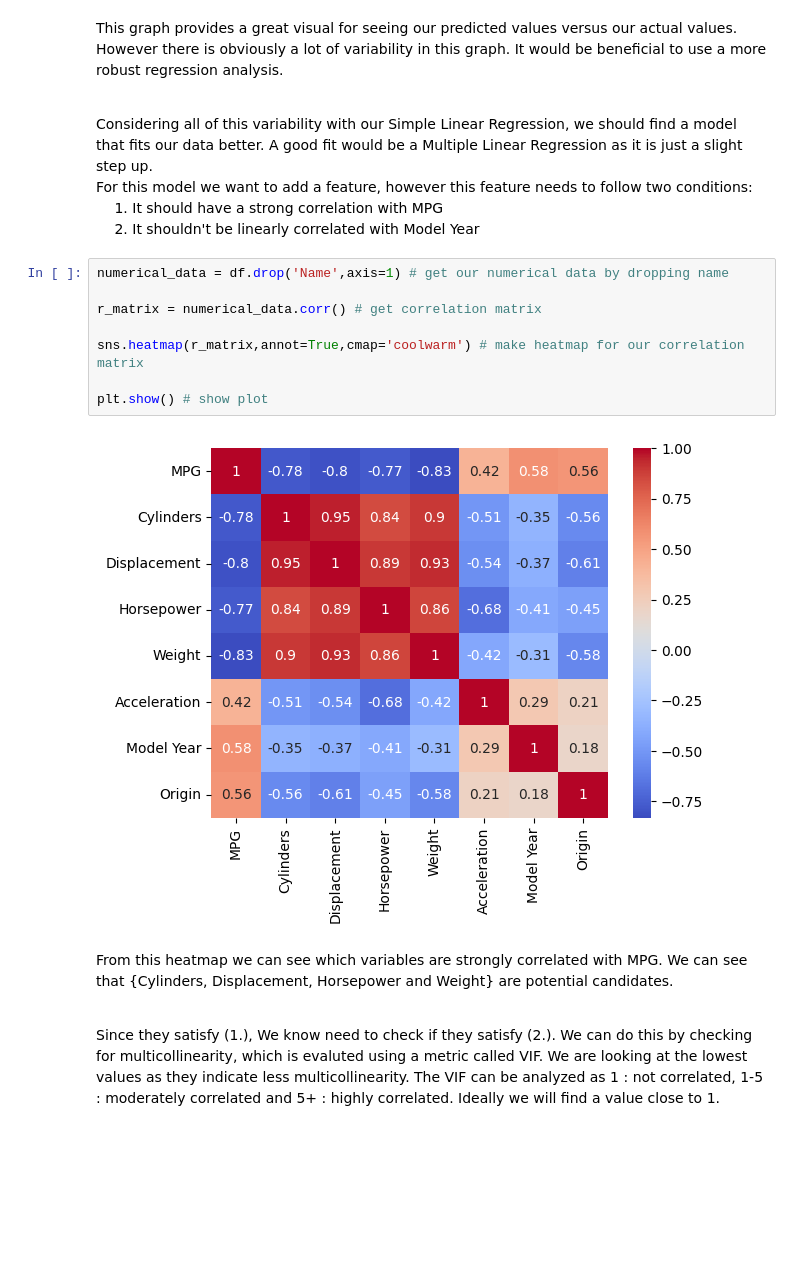
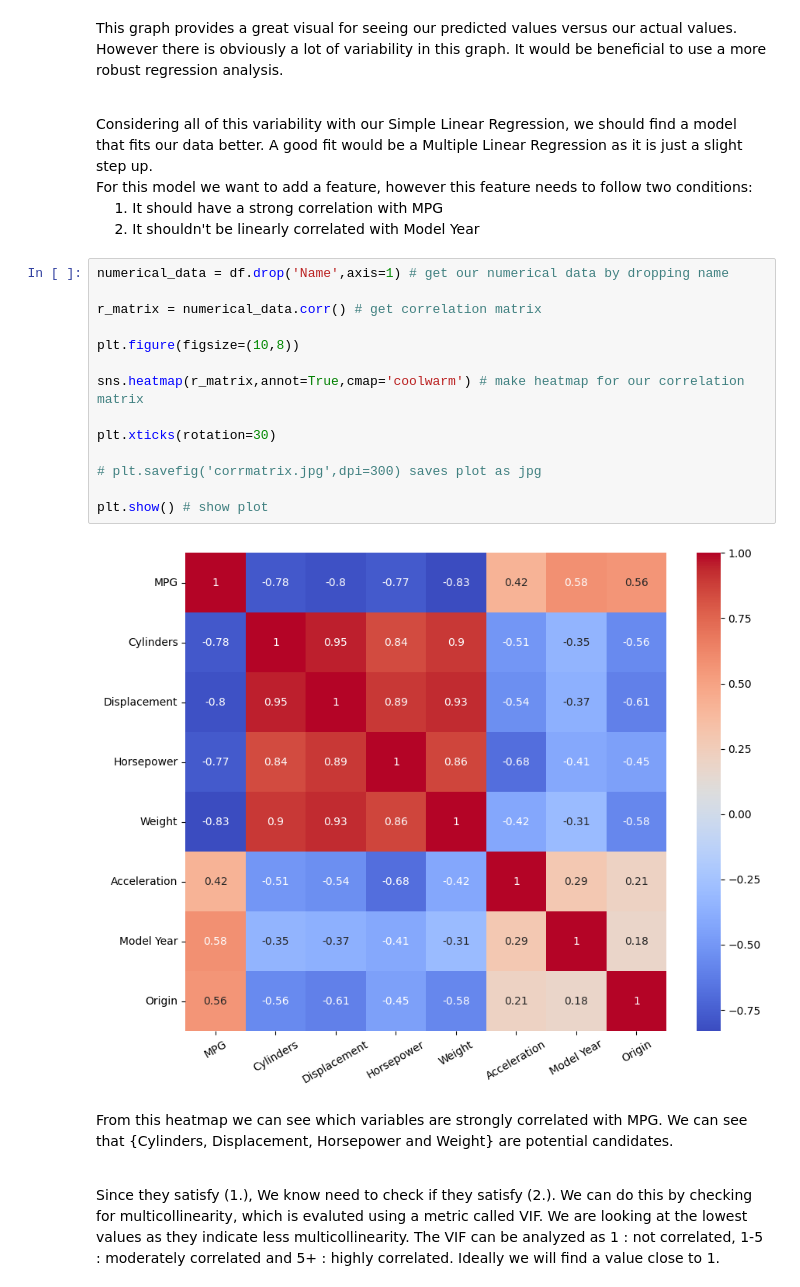
Before and after one commit to adenletchworth/Auto-MPG-Data-Analysis, a Jupyter notebook: dataAnalysis.ipynb, the cells around one changed output. Drawn from its saved outputs; the diff is of its cells as text; blank space fills up the shorter version.

Commit message:
Added plot outputs

```diff
--- a/dataAnalysis.ipynb
+++ b/dataAnalysis.ipynb
@@ -365,13 +371,19 @@ For this model we want to add a feature, however this feature needs to follow tw
 # %%
 numerical_data = df.drop('Name',axis=1) # get our numerical data by dropping name
 
 r_matrix = numerical_data.corr() # get correlation matrix
 
+plt.figure(figsize=(10,8))
+
 sns.heatmap(r_matrix,annot=True,cmap='coolwarm') # make heatmap for our correlation matrix
 
+plt.xticks(rotation=30)
+
+# plt.savefig('corrmatrix.jpg',dpi=300) saves plot as jpg
+
 plt.show() # show plot
 # %% [output]
-[figure, old version]
+[figure, new version]
 # %% [markdown]
 From this heatmap we can see which variables are strongly correlated with MPG. We can see that {Cylinders, Displacement, Horsepower and Weight} are potential candidates.
 
```
Also changed, not shown: parts of 9 cells of this notebook, 9 other files.
